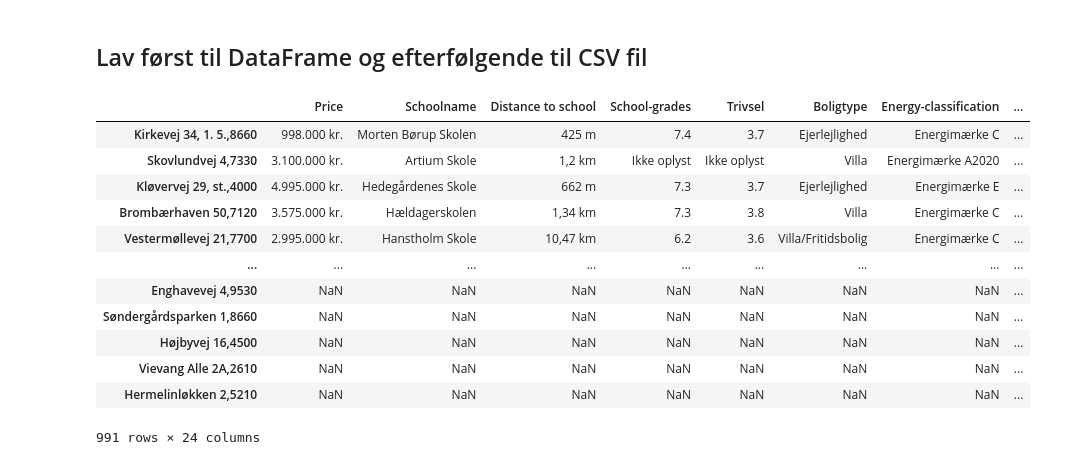
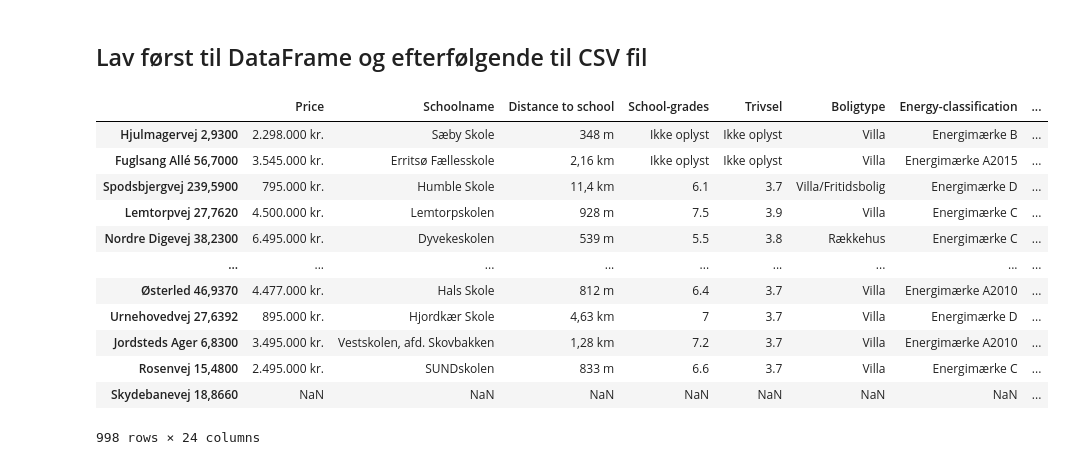
Before and after one commit to matliras/Sommerskole7, a Jupyter notebook: Eksamensprojekt/Scraping.ipynb, the cells around one changed output. Saved outputs shown, nothing was run; the diff lists cells and outputs as text; code cells hidden in the pictures.

```diff
--- a/Eksamensprojekt/Scraping.ipynb
+++ b/Eksamensprojekt/Scraping.ipynb
@@ -688,25 +683,25 @@ NameError: name 'liste_med_fejl' is not defined
 ## Lav først til DataFrame og efterfølgende til CSV fil
 # %%
 #Converting dict to dataframe:
-DF_NAME = 'index_9000_10000' #Her kalder du din Dataframe/CSV-fil noget unikt.
+DF_NAME = 'index_10000_11000' #Her kalder du din Dataframe/CSV-fil noget unikt.
 
 df_DF_NAME = pd.DataFrame.from_dict(dict, orient='index')
 pd.set_option('display.max_colwidth', None)
 df_DF_NAME
 # %% [output]
 |  | Price | Schoolname | Distance to school | School-grades | Trivsel | Boligtype | Energy-classification | ... |
-| Kirkevej 34, 1. 5.,8660 | 998.000 kr. | Morten Børup Skolen | 425 m | 7.4 | 3.7 | Ejerlejlighed | Energimærke C | ... |
-| Skovlundvej 4,7330 | 3.100.000 kr. | Artium Skole | 1,2 km | Ikke oplyst | Ikke oplyst | Villa | Energimærke A2020 | ... |
-| Kløvervej 29, st.,4000 | 4.995.000 kr. | Hedegårdenes Skole | 662 m | 7.3 | 3.7 | Ejerlejlighed | Energimærke E | ... |
-| Brombærhaven 50,7120 | 3.575.000 kr. | Hældagerskolen | 1,34 km | 7.3 | 3.8 | Villa | Energimærke C | ... |
-| Vestermøllevej 21,7700 | 2.995.000 kr. | Hanstholm Skole | 10,47 km | 6.2 | 3.6 | Villa/Fritidsbolig | Energimærke C | ... |
+| Hjulmagervej 2,9300 | 2.298.000 kr. | Sæby Skole | 348 m | Ikke oplyst | Ikke oplyst | Villa | Energimærke B | ... |
+| Fuglsang Allé 56,7000 | 3.545.000 kr. | Erritsø Fællesskole | 2,16 km | Ikke oplyst | Ikke oplyst | Villa | Energimærke A2015 | ... |
+| Spodsbjergvej 239,5900 | 795.000 kr. | Humble Skole | 11,4 km | 6.1 | 3.7 | Villa/Fritidsbolig | Energimærke D | ... |
+| Lemtorpvej 27,7620 | 4.500.000 kr. | Lemtorpskolen | 928 m | 7.5 | 3.9 | Villa | Energimærke C | ... |
+| Nordre Digevej 38,2300 | 6.495.000 kr. | Dyvekeskolen | 539 m | 5.5 | 3.8 | Rækkehus | Energimærke C | ... |
 | ... | ... | ... | ... | ... | ... | ... | ... | ... |
-| Enghavevej 4,9530 | NaN | NaN | NaN | NaN | NaN | NaN | NaN | ... |
-| Søndergårdsparken 1,8660 | NaN | NaN | NaN | NaN | NaN | NaN | NaN | ... |
-| Højbyvej 16,4500 | NaN | NaN | NaN | NaN | NaN | NaN | NaN | ... |
-| Vievang Alle 2A,2610 | NaN | NaN | NaN | NaN | NaN | NaN | NaN | ... |
-| Hermelinløkken 2,5210 | NaN | NaN | NaN | NaN | NaN | NaN | NaN | ... |
+| Østerled 46,9370 | 4.477.000 kr. | Hals Skole | 812 m | 6.4 | 3.7 | Villa | Energimærke A2010 | ... |
+| Urnehovedvej 27,6392 | 895.000 kr. | Hjordkær Skole | 4,63 km | 7 | 3.7 | Villa | Energimærke D | ... |
+| Jordsteds Ager 6,8300 | 3.495.000 kr. | Vestskolen, afd. Skovbakken | 1,28 km | 7.2 | 3.7 | Villa | Energimærke A2010 | ... |
+| Rosenvej 15,4800 | 2.495.000 kr. | SUNDskolen | 833 m | 6.6 | 3.7 | Villa | Energimærke C | ... |
+| Skydebanevej 18,8660 | NaN | NaN | NaN | NaN | NaN | NaN | NaN | ... |
-991 rows × 24 columns
+998 rows × 24 columns
 # %%
 #Converts to csv-file and save in "Rawdata"
 df_DF_NAME.to_csv(f'rawdata/{DF_NAME}.csv', index=True)
```
Also changed, not shown: parts of 3 cells of this notebook, 4 other files.
